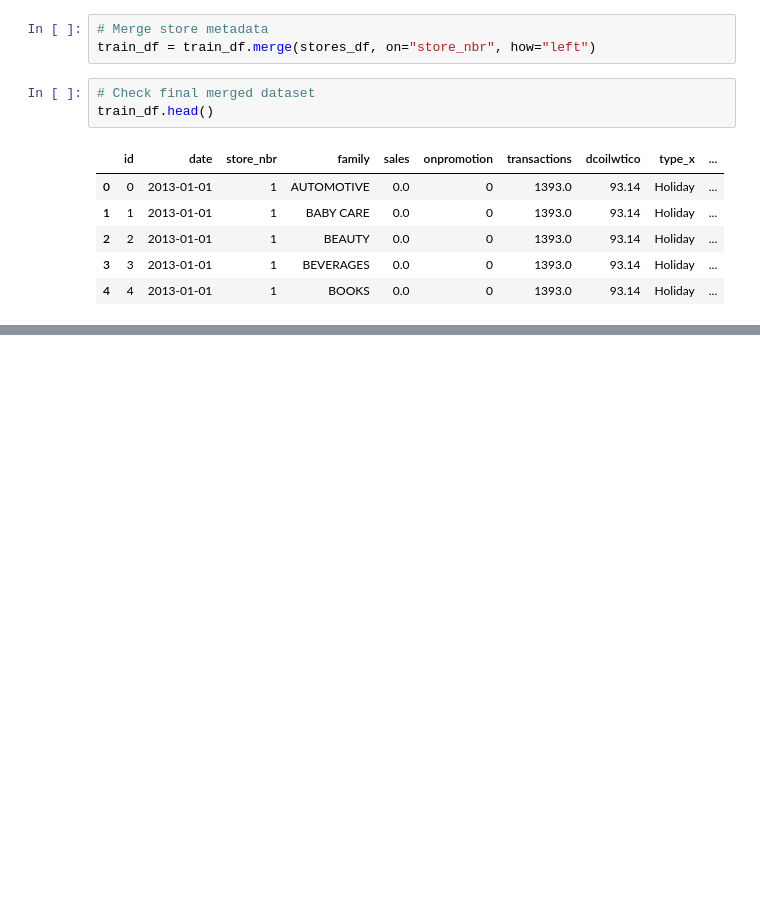
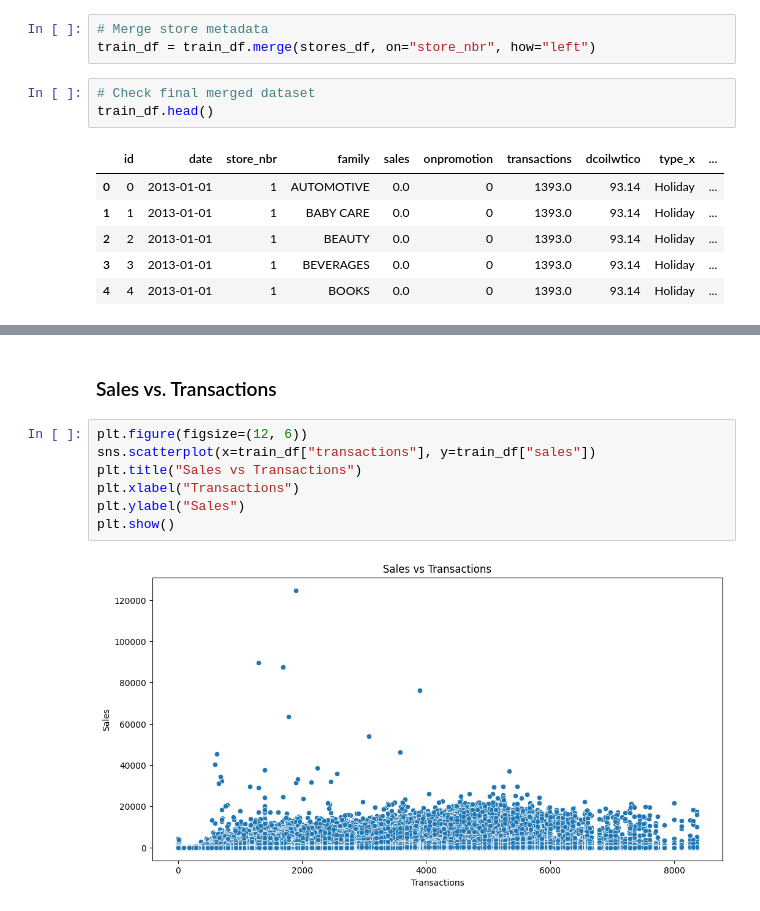
Before and after one commit to BabaMalik/Reatil_Sales_forecaseting, a Jupyter notebook: notebooks/retail_sales_forecasting.ipynb, the cells around one changed output, grey strips where cells are left out. Cells and saved outputs as stored; diff of their text form; blank space fills up the shorter version.

```diff
--- a/notebooks/retail_sales_forecasting.ipynb
+++ b/notebooks/retail_sales_forecasting.ipynb
@@ -177,0 +324,11 @@ array(['Holiday', 'No Holiday', 'Work Day', 'Additional', 'Event',
+# %% [markdown]
+### Sales vs. Transactions
+# %%
+plt.figure(figsize=(12, 6))
+sns.scatterplot(x=train_df["transactions"], y=train_df["sales"])
+plt.title("Sales vs Transactions")
+plt.xlabel("Transactions")
+plt.ylabel("Sales")
+plt.show()
+# %% [output]
+[figure, added]
```
Also changed, not shown: parts of 52 cells of this notebook.
